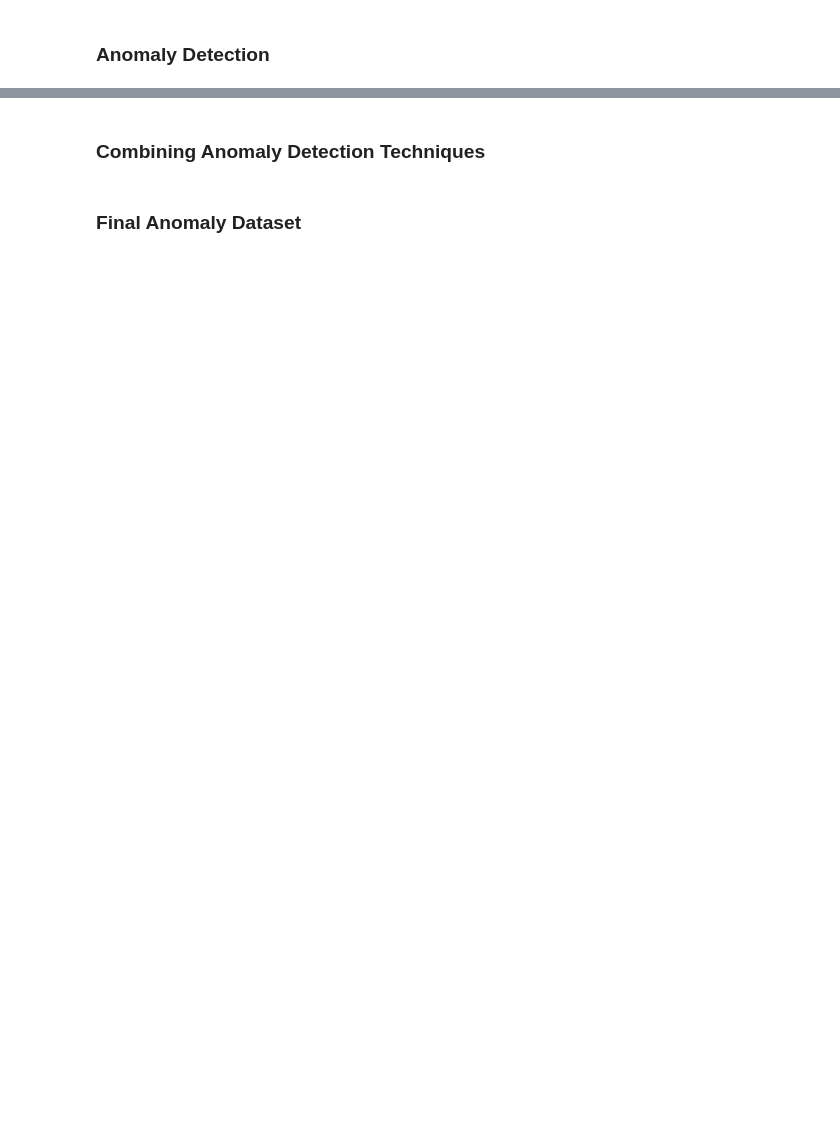
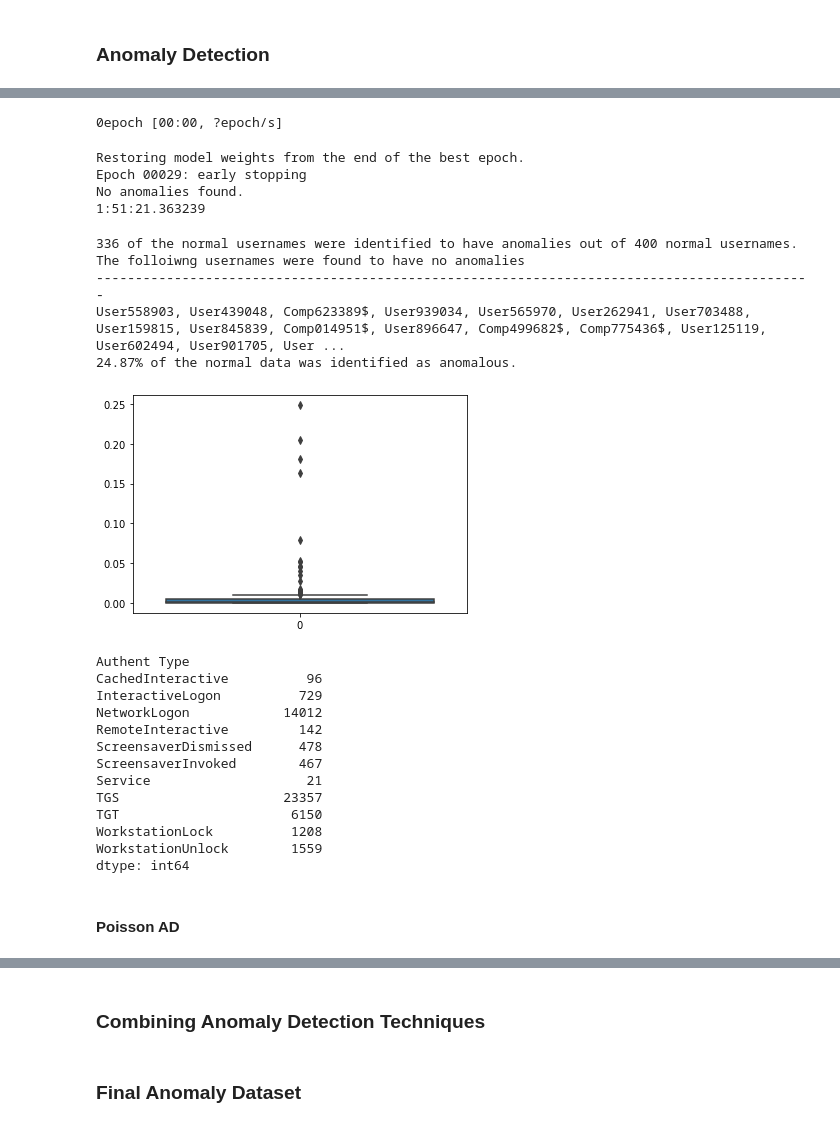
Before and after one commit to gabejg/Advanced-Cyber-Analytics-for-Attack-Detection, a Jupyter notebook: Anomaly Detection/Final Anomaly Detection.ipynb, the cells around one changed output, grey strips where cells are left out. Saved outputs shown, nothing was run; the diff lists cells and outputs as text; code cells hidden in the pictures; blank space fills up the shorter version.

```diff
--- a/Anomaly Detection/Final Anomaly Detection.ipynb
+++ b/Anomaly Detection/Final Anomaly Detection.ipynb
@@ -94,6 +96,7 @@ The list of known red team users, which is assumed to be comprehensive, is requi
 # %%
 rt_usernames = list(pd.read_csv('../Data/AuthUserNames.txt', header=None)[0])
 non_rt_users = [un for un in authentication_data['UserName'].unique() if un not in rt_usernames]
+non_rt_sample = random.sample(non_rt_users,200)
 # %% [markdown]
 For data creation later we require a list of authentication types - this can be created here.
 # %%
@@ -119,0 +555,71 @@ auth_start_days.append(len(authentication_data))
+# %%
+try:
+    print('Reading Data.')
+    non_rt_sample = random.sample(non_rt_users,bound)
+    anomalies_ae_n_5 = pickle.load(open('Non RT Anomalies.p','rb'))
+    val_loss_n_5 = pickle.load(open('Non RT VL.p','rb'))
+    anomaly_bool_N_5 = []
+    anomalies_ae_n_5 = anomalies_ae_n_5.drop_duplicates()
+
+    for un in non_rt_sample:
+        try:
+            anomaly_bool_N_5.append((len(anomalies_ae_n_5[anomalies_ae_n_5['UserName'] == un]),un))
+        except KeyError:
+            anomaly_bool_N_5.append((0,un))
+    clear_output()
+    print('Data available.')
+except:
+    clear_output()
+    print('Running AutoEncoder')
+    frames_n_5 = []
+    anomaly_bool_N_5 = []
+    val_loss_n_5 = []
+    bound = 400
+
+    s_time = datetime.datetime.now()
+
+    for i,un in enumerate(non_rt_sample):
+        f,b,val = ae_anomaly_finder(un,24)
+        if b == 1:
+            frames_n_5.append(f)
+            anomaly_bool_N_5.append((len(f),un))
+            val_loss_n_5.append((val,un))
+        else:
+            anomaly_bool_N_5.append((0,un))
+            val_loss_n_5.append((val,un))
+            pass
+    anomalies_ae_n_5 = pd.concat(frames_n_5)
+    pickle.dump(anomalies_ae_n_5,open('Non RT Anomalies.p','wb'))
+    pickle.dump(val_loss_n_5,open('Non RT VL.p','wb'))
+    pickle.dump(non_rt_sample,open('Random Sample of Non Red Team Usernames.p','wb'))
+    e_time = datetime.datetime.now()
+    print(e_time-s_time)
+# %% [output]
+0epoch [00:00, ?epoch/s]
+Restoring model weights from the end of the best epoch.
+Epoch 00029: early stopping
+No anomalies found.
+1:51:21.363239
+# %%
+simple_ae_eval(anomaly_bool_N_5,anomalies_ae_n_5,val_loss_n_5,non_rt_sample,'normal')
+# %% [output]
+336 of the normal usernames were identified to have anomalies out of 400 normal usernames. The folloiwng usernames were found to have no anomalies
+--------------------------------------------------------------------------------------------
+User558903, User439048, Comp623389$, User939034, User565970, User262941, User703488, User159815, User845839, Comp014951$, User896647, Comp499682$, Comp775436$, User125119, User602494, User901705, User ...
+24.87% of the normal data was identified as anomalous.
+[figure, added]
+Authent Type
+CachedInteractive          96
+InteractiveLogon          729
+NetworkLogon            14012
+RemoteInteractive         142
+ScreensaverDismissed      478
+ScreensaverInvoked        467
+Service                    21
+TGS                     23357
+TGT                      6150
+WorkstationLock          1208
+WorkstationUnlock        1559
+dtype: int64
+# %% [markdown]
+#### Poisson AD
```
Also changed, not shown: parts of 59 cells of this notebook, 4 other files.
